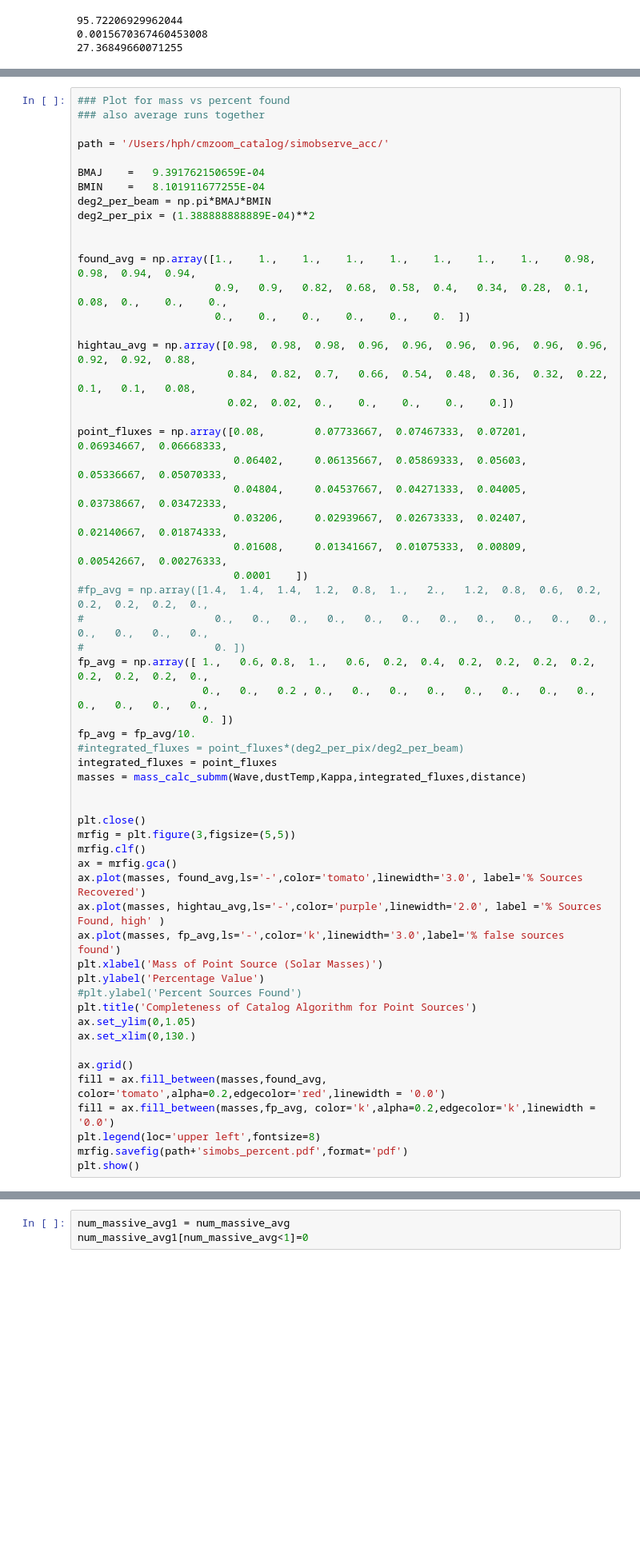
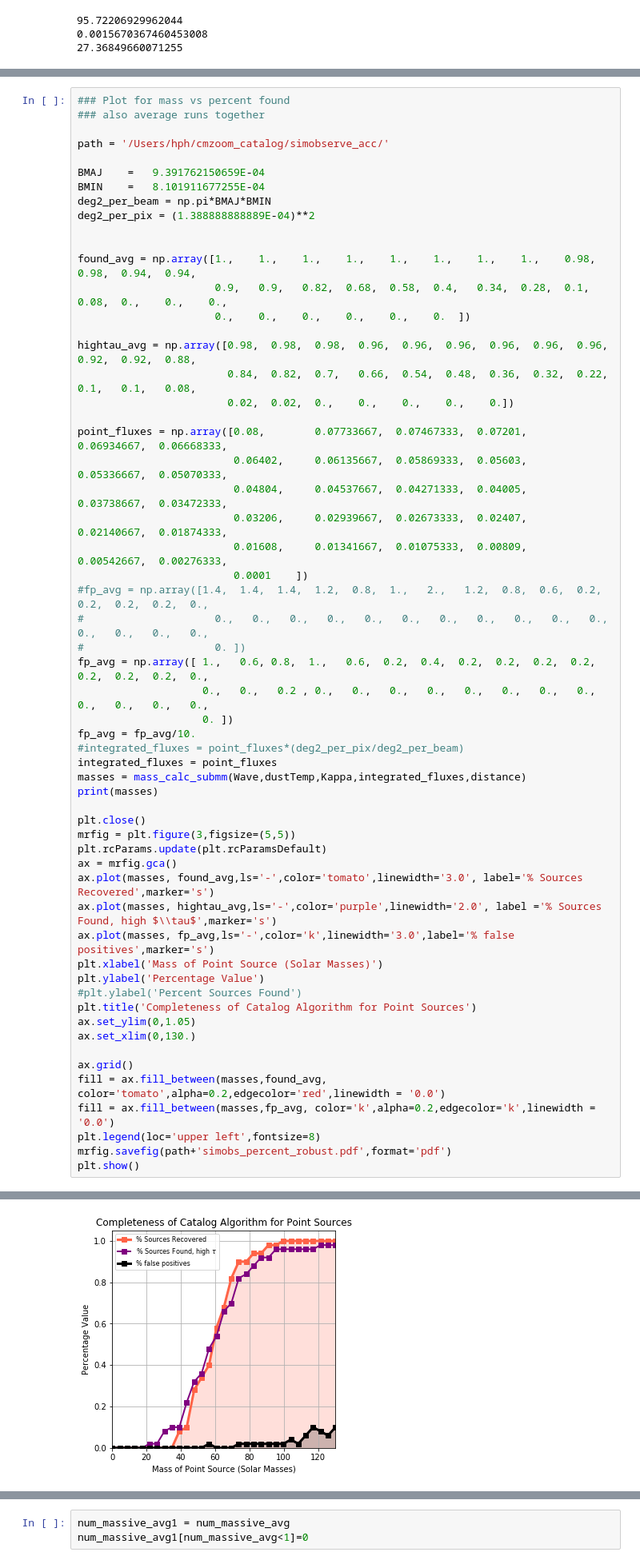
Before and after one commit to hpthatchfield/astrophys, a Jupyter notebook: CMZoom_Simobserve_Utility.ipynb, the cells around one changed output, grey strips where cells are left out. Shown at 80% size. Cells and saved outputs as stored; diff of their text form; blank space fills up the shorter version.

```diff
--- a/CMZoom_Simobserve_Utility.ipynb
+++ b/CMZoom_Simobserve_Utility.ipynb
@@ -136,15 +151,15 @@ fp_avg = fp_avg/10.
 #integrated_fluxes = point_fluxes*(deg2_per_pix/deg2_per_beam)
 integrated_fluxes = point_fluxes
 masses = mass_calc_submm(Wave,dustTemp,Kappa,integrated_fluxes,distance)
-
+print(masses)
 
 plt.close()
 mrfig = plt.figure(3,figsize=(5,5))
-mrfig.clf()
+plt.rcParams.update(plt.rcParamsDefault)
 ax = mrfig.gca()
-ax.plot(masses, found_avg,ls='-',color='tomato',linewidth='3.0', label='% Sources Recovered')
-ax.plot(masses, hightau_avg,ls='-',color='purple',linewidth='2.0', label ='% Sources Found, high' )
-ax.plot(masses, fp_avg,ls='-',color='k',linewidth='3.0',label='% false sources found')
+ax.plot(masses, found_avg,ls='-',color='tomato',linewidth='3.0', label='% Sources Recovered',marker='s')
+ax.plot(masses, hightau_avg,ls='-',color='purple',linewidth='2.0', label ='% Sources Found, high $\\tau$',marker='s')
+ax.plot(masses, fp_avg,ls='-',color='k',linewidth='3.0',label='% false positives',marker='s')
 plt.xlabel('Mass of Point Source (Solar Masses)')
 plt.ylabel('Percentage Value')
 #plt.ylabel('Percent Sources Found')
@@ -156,6 +171,6 @@ ax.grid()
 fill = ax.fill_between(masses,found_avg, color='tomato',alpha=0.2,edgecolor='red',linewidth = '0.0')
 fill = ax.fill_between(masses,fp_avg, color='k',alpha=0.2,edgecolor='k',linewidth = '0.0')
 plt.legend(loc='upper left',fontsize=8)
-mrfig.savefig(path+'simobs_percent.pdf',format='pdf')
+mrfig.savefig(path+'simobs_percent_robust.pdf',format='pdf')
 plt.show()
 # %% [output]
@@ -175,0 +184 @@ Unknown symbol: \Tau (at char 0), (line:1, col:1)
+[figure, added]
```
Also changed, not shown: parts of 37 cells of this notebook, 24 other files.
